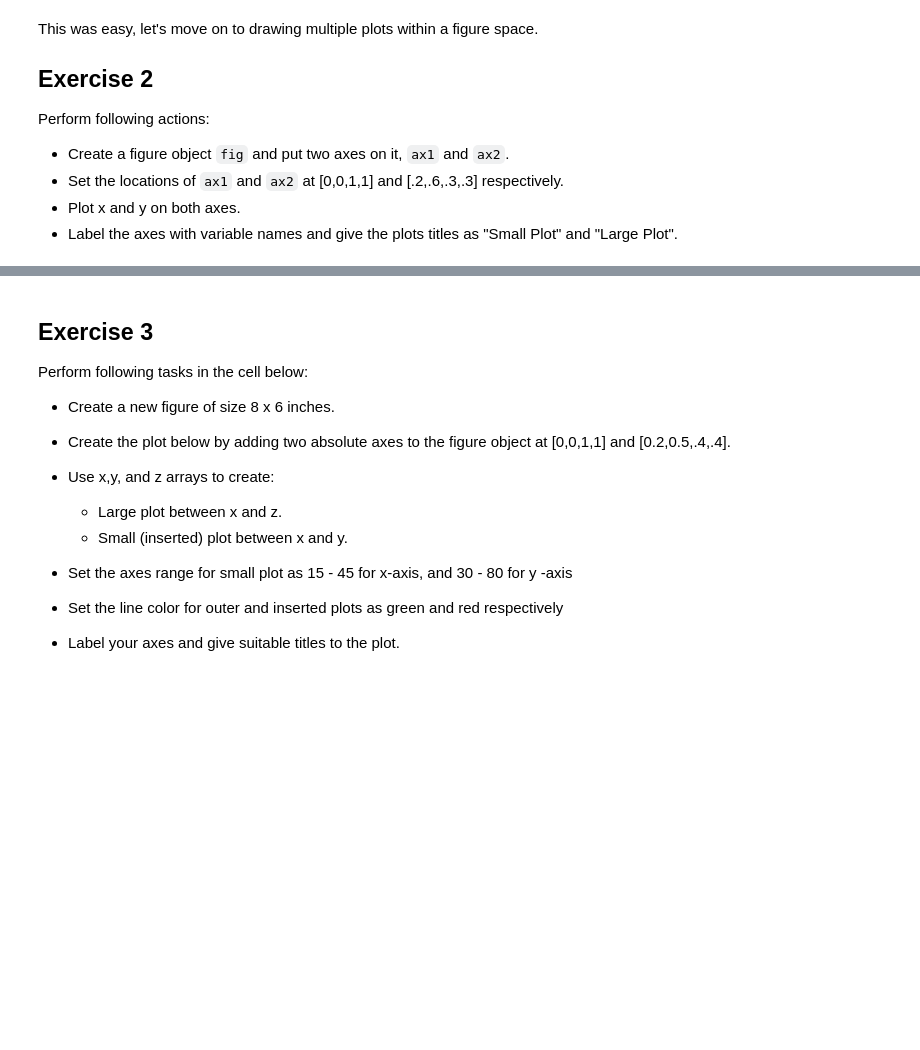
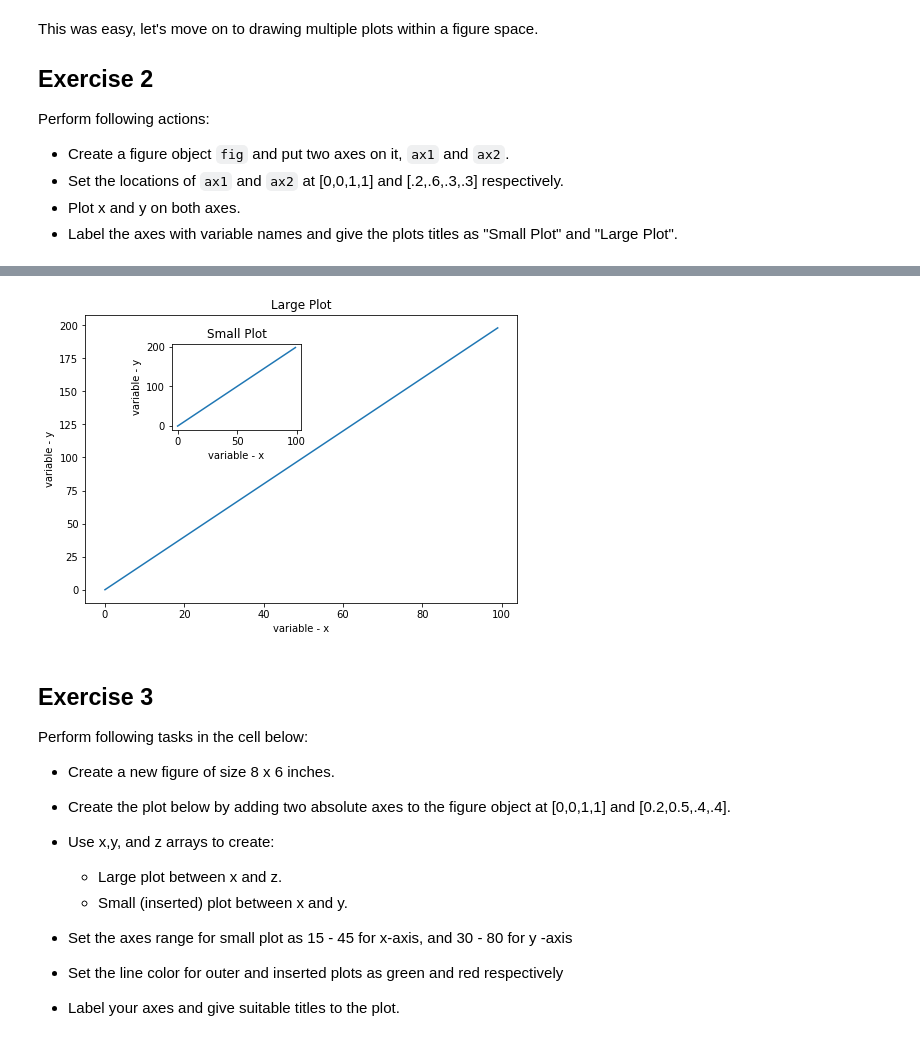
Before and after one commit to JIago25/ds-skills2-customizing-visualizations-with-matplotlib-lab-nyc-ds-skills-112618, a Jupyter notebook: index.ipynb, the cells around one changed output, grey strips where cells are left out. Drawn from its saved outputs; the diff is of its cells as text; code cells hidden in the pictures; blank space fills up the shorter version.

```diff
--- a/index.ipynb
+++ b/index.ipynb
@@ -85,3 +82,26 @@ Perform following actions:
+# %%
+# Creates blank canvas
+figure = plt.figure()
+
+# Add new axes to the figure with absolute positions
+ax1 = figure.add_axes([0, 0, 1, 1]) # main axes
+ax2 = figure.add_axes([0.2, 0.6, 0.3, 0.3]) # inset axes
+
+# Larger Figure Axes 1
+ax1.plot(x, y)
+ax1.set_xlabel('variable - x')
+ax1.set_ylabel('variable - y')
+ax1.set_title('Large Plot')
+
+# Insert Figure Axes 2
+ax2.plot(x, y)
+ax2.set_xlabel('variable - x')
+ax2.set_ylabel('variable - y')
+ax2.set_title('Small Plot')
+
+plt.show()
+# %% [output]
+[figure, added]
 # %% [markdown]
 ## Exercise 3
 
```
Also changed, not shown: parts of 1 cell of this notebook.
